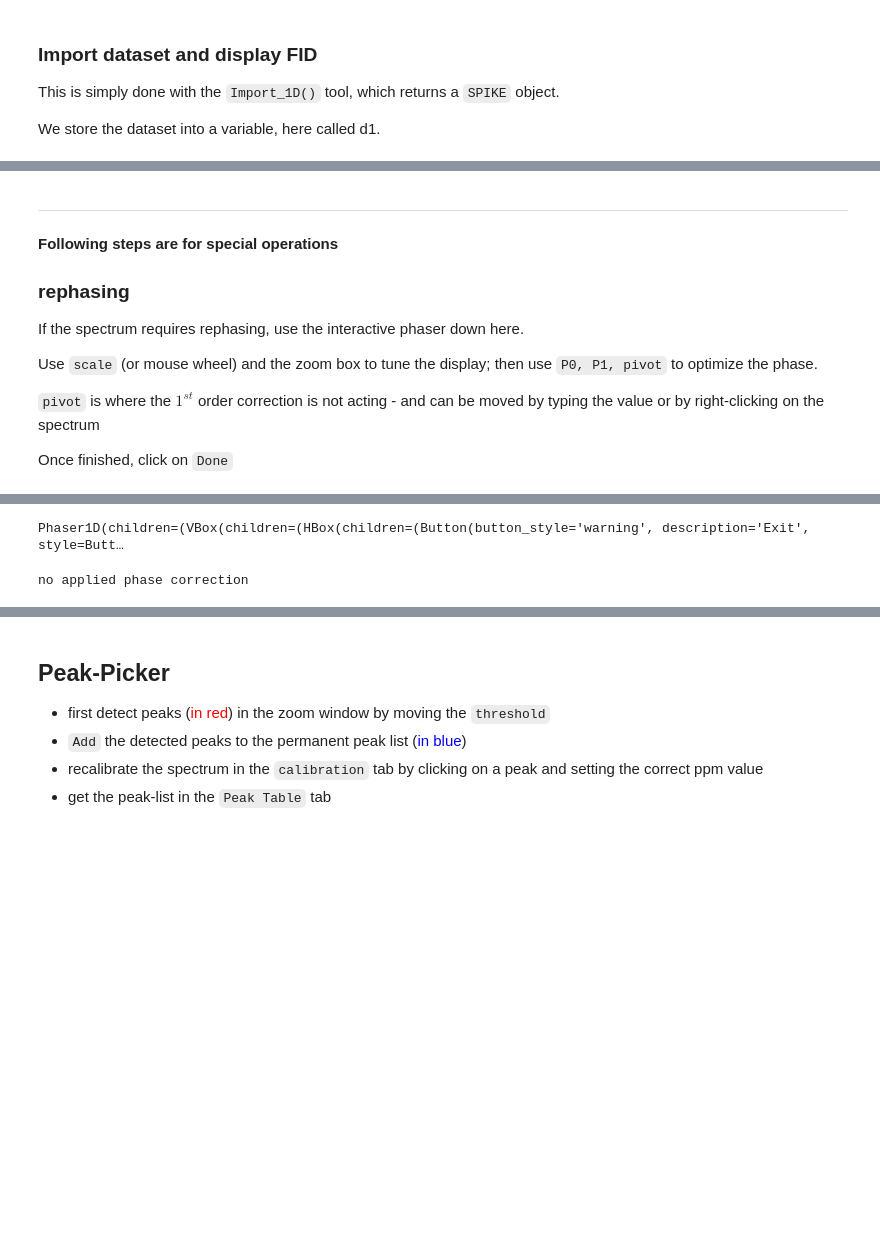
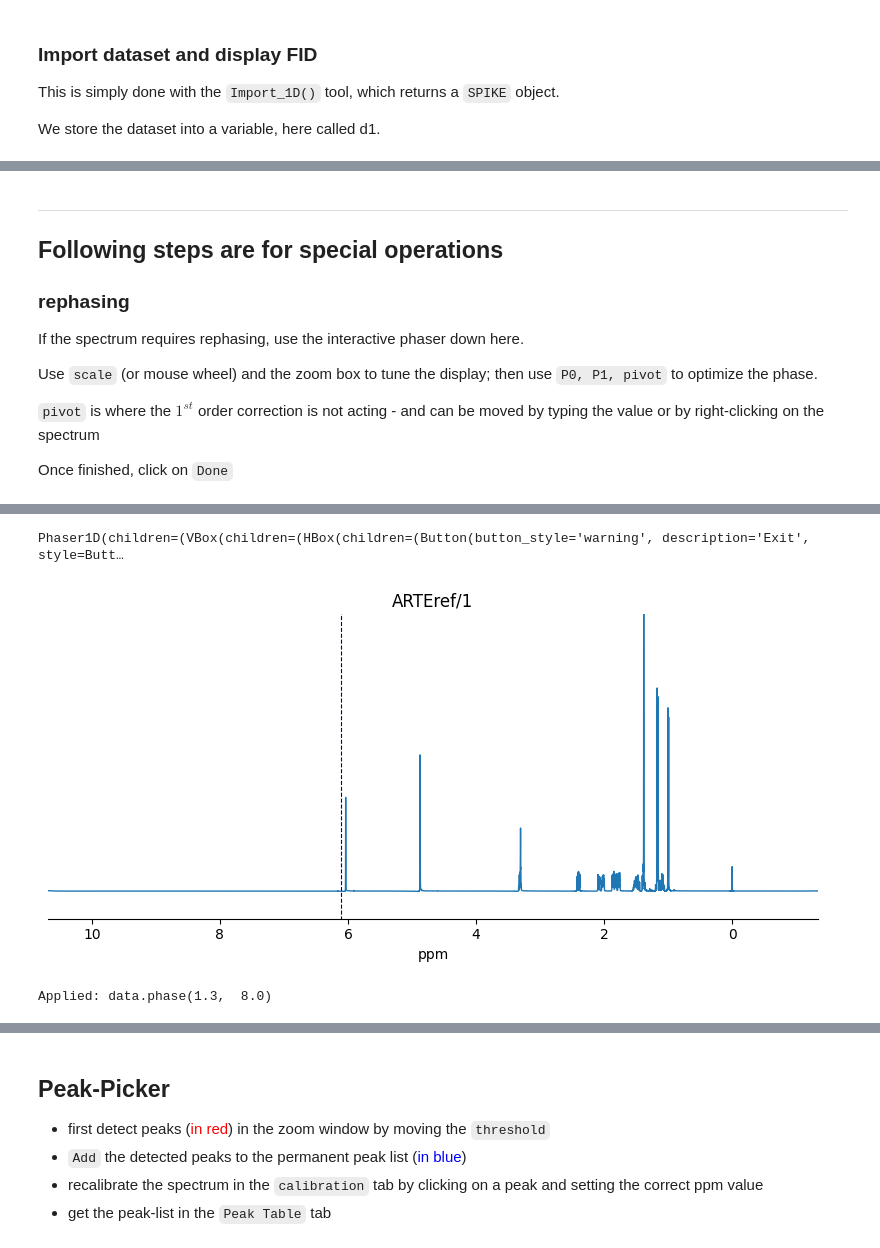
Before and after one commit to spike-project/spike, a Jupyter notebook: Notebooks/Proc1DNMR.ipynb, the cells around one changed output, grey strips where cells are left out. Drawn from its saved outputs; the diff is of its cells as text; code cells hidden in the pictures; blank space fills up the shorter version.

```diff
--- a/Notebooks/Proc1DNMR.ipynb
+++ b/Notebooks/Proc1DNMR.ipynb
@@ -152,7 +153,7 @@ Show1D(children=(VBox(children=(Button(button_style='success', description='Rese
 # %% [markdown]
 <hr/>
 
-**Following steps are for special operations**
+## Following steps are for special operations
 
 ### rephasing
 If the spectrum requires rephasing, use the interactive phaser down here.
@@ -164,6 +165,5 @@ Use `scale` (or mouse wheel) and the zoom box to tune the display; then use `P0,
 Once finished, click on `Done`
 # %%
 # rephasing
-reload(I)
 I.Phaser1D(D1, title=FC.nmrname)
 # %% [output]
@@ -171,4 +170,5 @@ I.Phaser1D(D1, title=FC.nmrname)
 Phaser1D(children=(VBox(children=(HBox(children=(Button(button_style='warning', description='Exit', style=Butt…
+[figure, added]
-no applied phase correction
+Applied: data.phase(1.3,  8.0)
 # %% [markdown]
 ### Baseline correction
```
Also changed, not shown: parts of 14 cells of this notebook, 15 other files.
